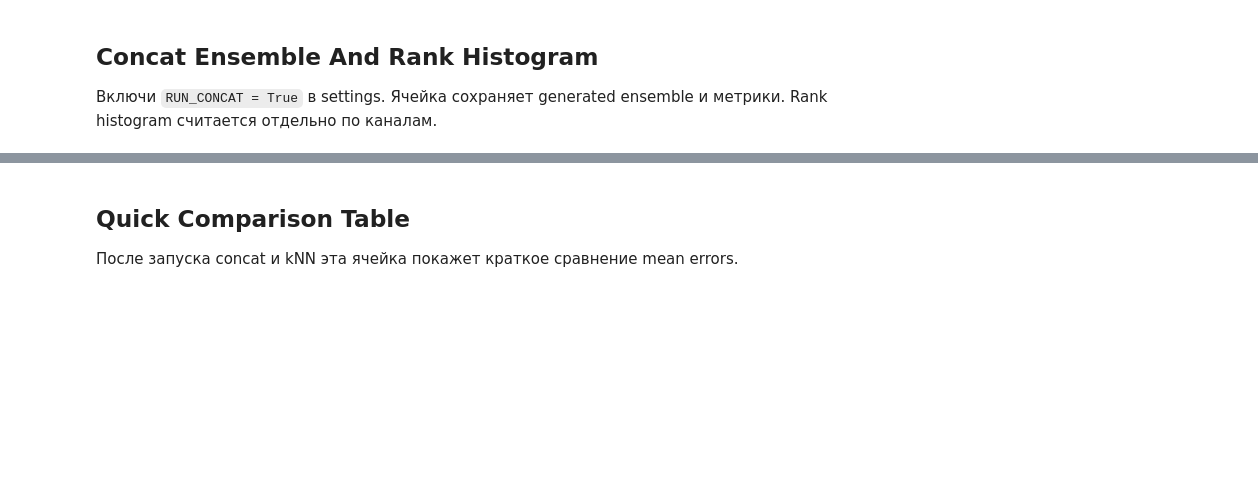
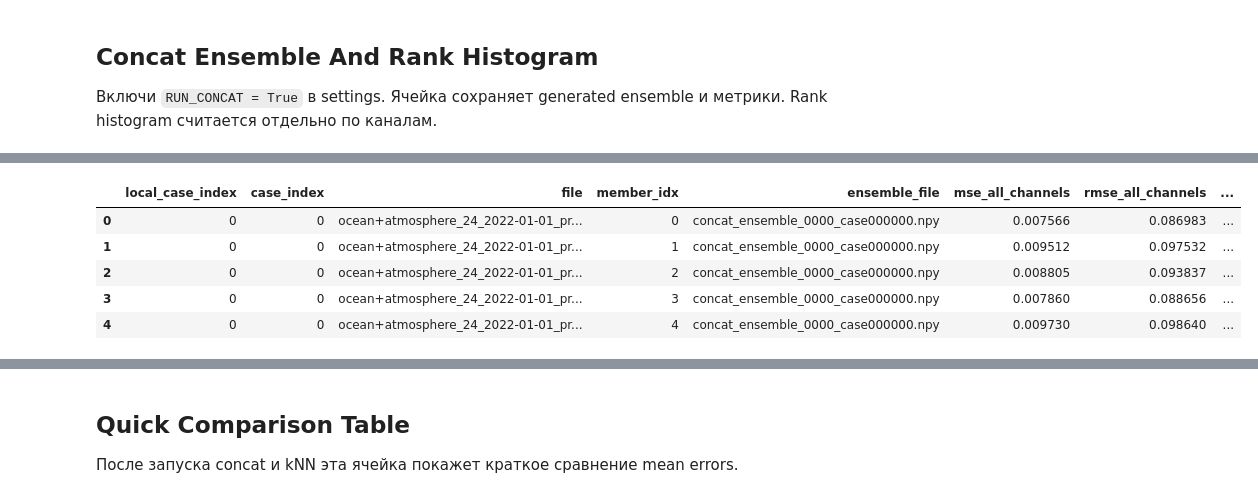
Before and after one commit to SadreevAmir/diffusion_data_assimilation, a Jupyter notebook: experiments_synthetic_eval_comparison.ipynb, the cells around one changed output, grey strips where cells are left out. Drawn from its saved outputs; the diff is of its cells as text; code cells hidden in the pictures; blank space fills up the shorter version.

```diff
--- a/experiments_synthetic_eval_comparison.ipynb
+++ b/experiments_synthetic_eval_comparison.ipynb
@@ -310,0 +297,84 @@ else:
+# %%
+import pandas as pd
+import numpy as np
+from pathlib import Path
+
+concat_sample_rows = []
+concat_mean_rows = []
+
+ensemble_files = sorted(ARRAY_DIR.glob('concat_ensemble_*.npy'))
+print('n ensemble files =', len(ensemble_files))
+
+for local_idx, case_idx in enumerate(case_indices[:len(ensemble_files)]):
+    truth = np.asarray(raw_valid_dataset[int(case_idx)], dtype=np.float32)
+    ensemble_path = ensemble_files[local_idx]
+    ensemble = np.load(ensemble_path)  # (M, C, H, W)
+
+    valid = VALID_MASK.astype(bool)
+    c = min(truth.shape[0], ensemble.shape[1])
+    truth_c = truth[:c]
+
+    # Per-member MSE
+    for member_idx in range(ensemble.shape[0]):
+        sample = ensemble[member_idx, :c]
+        row = {
+            'local_case_index': int(local_idx),
+            'case_index': int(case_idx),
+            'file': raw_valid_dataset.files[int(case_idx)],
+            'member_idx': int(member_idx),
+            'ensemble_file': ensemble_path.name,
+        }
+
+        diff_all = sample[:, valid] - truth_c[:, valid]
+        row['mse_all_channels'] = float(np.mean(diff_all ** 2))
+        row['rmse_all_channels'] = float(np.sqrt(row['mse_all_channels']))
+
+        for ch in range(c):
+            diff_ch = sample[ch, valid] - truth_c[ch, valid]
+            row[f'mse_ch{ch}'] = float(np.mean(diff_ch ** 2))
+            row[f'rmse_ch{ch}'] = float(np.sqrt(row[f'mse_ch{ch}']))
+
+        concat_sample_rows.append(row)
+
+    # Ensemble mean MSE
+    ens_mean = ensemble[:, :c].mean(axis=0)
+    mean_row = {
+        'local_case_index': int(local_idx),
+        'case_index': int(case_idx),
+        'file': raw_valid_dataset.files[int(case_idx)],
+        'ensemble_file': ensemble_path.name,
+        'n_members': int(ensemble.shape[0]),
+    }
+
+    diff_all = ens_mean[:, valid] - truth_c[:, valid]
+    mean_row['mse_all_channels'] = float(np.mean(diff_all ** 2))
+    mean_row['rmse_all_channels'] = float(np.sqrt(mean_row['mse_all_channels']))
+
+    for ch in range(c):
+        diff_ch = ens_mean[ch, valid] - truth_c[ch, valid]
+        mean_row[f'mse_ch{ch}'] = float(np.mean(diff_ch ** 2))
+        mean_row[f'rmse_ch{ch}'] = float(np.sqrt(mean_row[f'mse_ch{ch}']))
+
+    concat_mean_rows.append(mean_row)
+
+concat_member_mse = pd.DataFrame(concat_sample_rows)
+concat_mean_mse = pd.DataFrame(concat_mean_rows)
+
+display(concat_member_mse.head())
+display(concat_mean_mse.head())
+
+member_csv = OUT_DIR / 'concat_member_mse_by_day.csv'
+mean_csv = OUT_DIR / 'concat_ensemble_mean_mse_by_day.csv'
+
+concat_member_mse.to_csv(member_csv, index=False)
+concat_mean_mse.to_csv(mean_csv, index=False)
+
+print('saved:', member_csv)
+print('saved:', mean_csv)
+
+print('\nMember mean metrics:')
+print(concat_member_mse[['mse_ch0', 'rmse_ch0', 'mse_ch1', 'rmse_ch1', 'mse_all_channels', 'rmse_all_channels']].mean())
+
+print('\nEnsemble mean metrics:')
+print(concat_mean_mse[['mse_ch0', 'rmse_ch0', 'mse_ch1', 'rmse_ch1', 'mse_all_channels', 'rmse_all_channels']].mean())
+# %% [output]
@@ -310,0 +382,6 @@ else:
+|  | local_case_index | case_index | file | member_idx | ensemble_file | mse_all_channels | rmse_all_channels | ... |
+| 0 | 0 | 0 | ocean+atmosphere_24_2022-01-01_pr... | 0 | concat_ensemble_0000_case000000.npy | 0.007566 | 0.086983 | ... |
+| 1 | 0 | 0 | ocean+atmosphere_24_2022-01-01_pr... | 1 | concat_ensemble_0000_case000000.npy | 0.009512 | 0.097532 | ... |
+| 2 | 0 | 0 | ocean+atmosphere_24_2022-01-01_pr... | 2 | concat_ensemble_0000_case000000.npy | 0.008805 | 0.093837 | ... |
+| 3 | 0 | 0 | ocean+atmosphere_24_2022-01-01_pr... | 3 | concat_ensemble_0000_case000000.npy | 0.007860 | 0.088656 | ... |
+| 4 | 0 | 0 | ocean+atmosphere_24_2022-01-01_pr... | 4 | concat_ensemble_0000_case000000.npy | 0.009730 | 0.098640 | ... |
```
Also changed, not shown: parts of 17 cells of this notebook, 5 other files.
